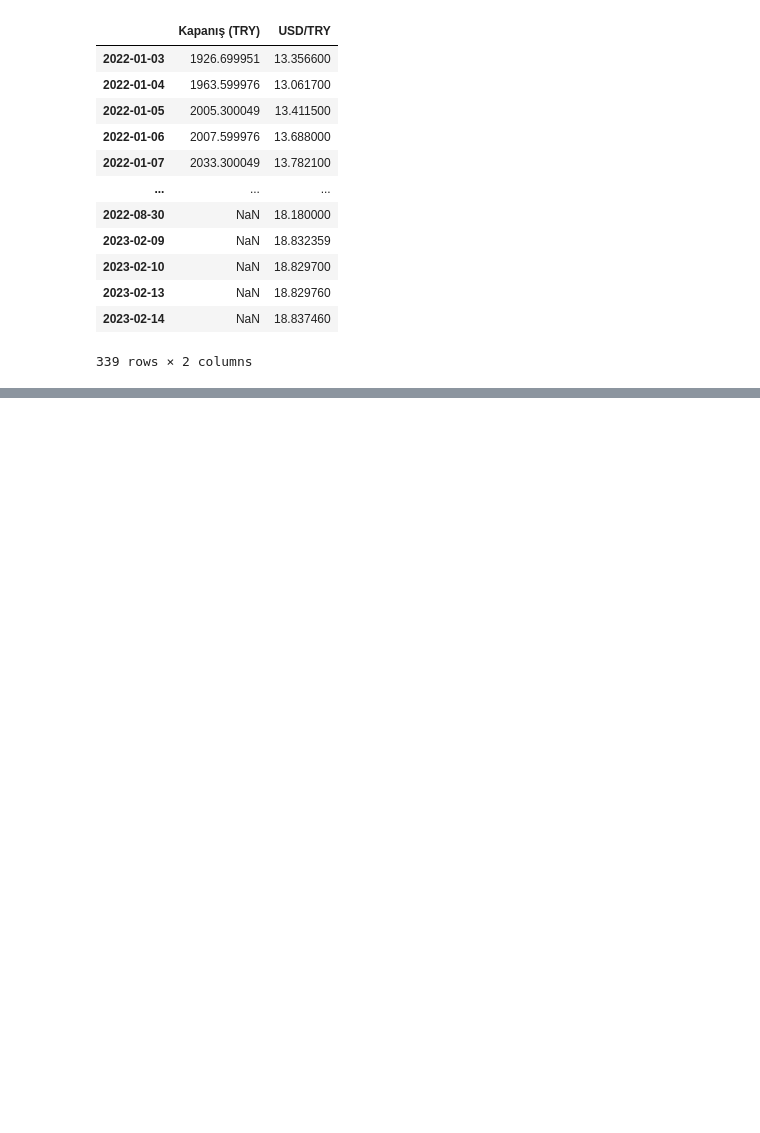
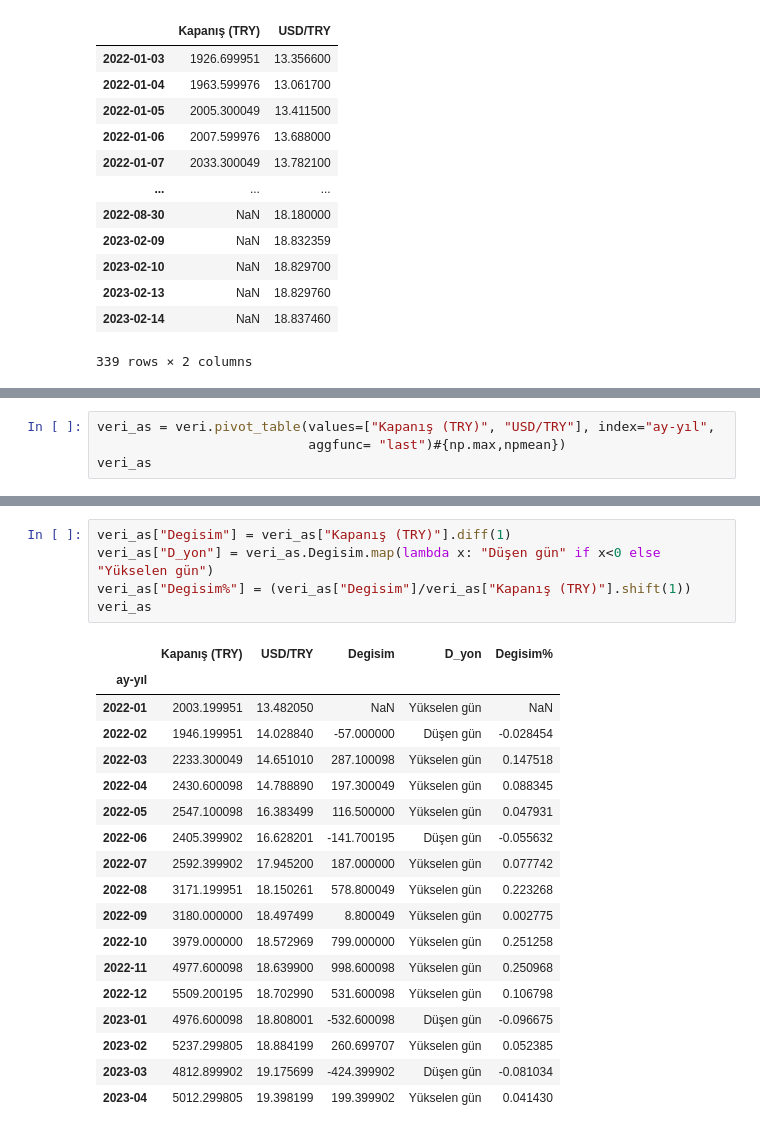
Before and after one commit to Abdulkadir2516/GMKA_Abdulkadir_Yesilkaya, a Jupyter notebook: Python_Hatırlatma.ipynb, the cells around one changed output, grey strips where cells are left out. Drawn from its saved outputs; the diff is of its cells as text; blank space fills up the shorter version.

```diff
--- a/Python_Hatırlatma.ipynb
+++ b/Python_Hatırlatma.ipynb
@@ -465,0 +496,4 @@ fig.update_layout(title="Normalize BIST 100 ve Normalize Kur ",
+# %%
+veri_as = veri.pivot_table(values=["Kapanış (TRY)", "USD/TRY"], index="ay-yıl",
+                           aggfunc= "last")#{np.max,npmean})
+veri_as
@@ -465,0 +519,24 @@ fig.update_layout(title="Normalize BIST 100 ve Normalize Kur ",
+# %%
+veri_as["Degisim"] = veri_as["Kapanış (TRY)"].diff(1)
+veri_as["D_yon"] = veri_as.Degisim.map(lambda x: "Düşen gün" if x<0 else "Yükselen gün")
+veri_as["Degisim%"] = (veri_as["Degisim"]/veri_as["Kapanış (TRY)"].shift(1))
+veri_as
+# %% [output]
+|  | Kapanış (TRY) | USD/TRY | Degisim | D_yon | Degisim% |
+| ay-yıl |  |  |  |  |  |
+| 2022-01 | 2003.199951 | 13.482050 | NaN | Yükselen gün | NaN |
+| 2022-02 | 1946.199951 | 14.028840 | -57.000000 | Düşen gün | -0.028454 |
+| 2022-03 | 2233.300049 | 14.651010 | 287.100098 | Yükselen gün | 0.147518 |
+| 2022-04 | 2430.600098 | 14.788890 | 197.300049 | Yükselen gün | 0.088345 |
+| 2022-05 | 2547.100098 | 16.383499 | 116.500000 | Yükselen gün | 0.047931 |
+| 2022-06 | 2405.399902 | 16.628201 | -141.700195 | Düşen gün | -0.055632 |
+| 2022-07 | 2592.399902 | 17.945200 | 187.000000 | Yükselen gün | 0.077742 |
+| 2022-08 | 3171.199951 | 18.150261 | 578.800049 | Yükselen gün | 0.223268 |
+| 2022-09 | 3180.000000 | 18.497499 | 8.800049 | Yükselen gün | 0.002775 |
+| 2022-10 | 3979.000000 | 18.572969 | 799.000000 | Yükselen gün | 0.251258 |
+| 2022-11 | 4977.600098 | 18.639900 | 998.600098 | Yükselen gün | 0.250968 |
+| 2022-12 | 5509.200195 | 18.702990 | 531.600098 | Yükselen gün | 0.106798 |
+| 2023-01 | 4976.600098 | 18.808001 | -532.600098 | Düşen gün | -0.096675 |
+| 2023-02 | 5237.299805 | 18.884199 | 260.699707 | Yükselen gün | 0.052385 |
+| 2023-03 | 4812.899902 | 19.175699 | -424.399902 | Düşen gün | -0.081034 |
+| 2023-04 | 5012.299805 | 19.398199 | 199.399902 | Yükselen gün | 0.041430 |
```
Also changed, not shown: parts of 10 cells of this notebook.
